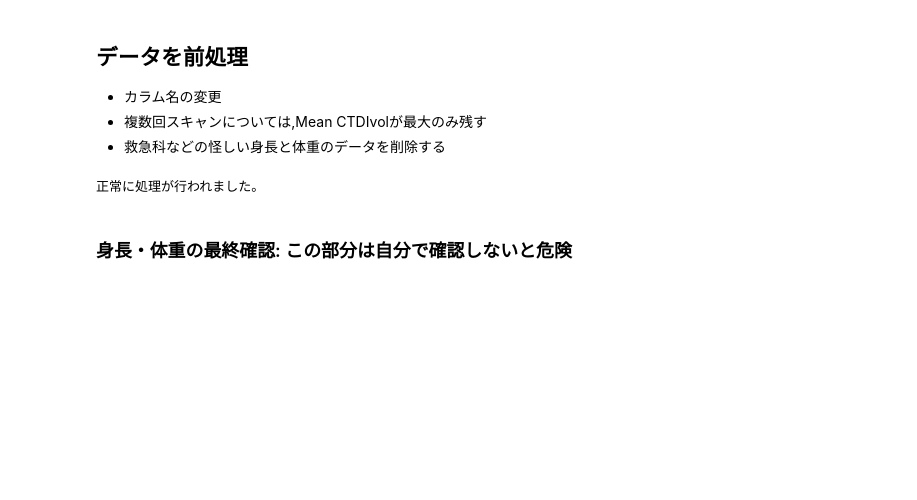
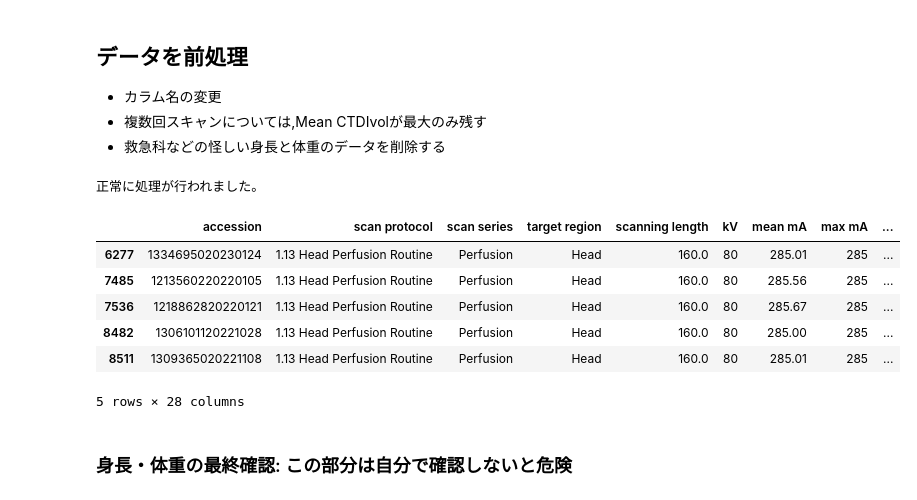
Before and after one commit to y-hiroki-radiotech/CT-dose-prediction, a Jupyter notebook: 1_data_cleaning_eda.ipynb, the cells around one changed output. Saved outputs shown, nothing was run; the diff lists cells and outputs as text; code cells hidden in the pictures; blank space fills up the shorter version.

```diff
--- a/1_data_cleaning_eda.ipynb
+++ b/1_data_cleaning_eda.ipynb
@@ -26,12 +29,22 @@ df = pd.read_excel('train_data.xlsx')
 # %%
 initial_preprocessing(df)
 df = remove_duplicate_ctdi(df)
-df.reset_index(drop=True, inplace=True)
+# df.reset_index(drop=True, inplace=True)
 # df_allで後で、身長体重を代入する分を分けられるようにしておく
 df_all = df
 df = drop_emergency_suspicious_height_weight(df)
 # %% [output]
 正常に処理が行われました。
+# %%
+df[df['scan_area'] == '脳Perfusion']
+# %% [output]
+|  | accession | scan protocol | scan series | target region | scanning length | kV | mean mA | max mA | ... |
+| 6277 | 1334695020230124 | 1.13 Head Perfusion Routine | Perfusion | Head | 160.0 | 80 | 285.01 | 285 | ... |
+| 7485 | 1213560220220105 | 1.13 Head Perfusion Routine | Perfusion | Head | 160.0 | 80 | 285.56 | 285 | ... |
+| 7536 | 1218862820220121 | 1.13 Head Perfusion Routine | Perfusion | Head | 160.0 | 80 | 285.67 | 285 | ... |
+| 8482 | 1306101120221028 | 1.13 Head Perfusion Routine | Perfusion | Head | 160.0 | 80 | 285.00 | 285 | ... |
+| 8511 | 1309365020221108 | 1.13 Head Perfusion Routine | Perfusion | Head | 160.0 | 80 | 285.01 | 285 | ... |
+5 rows × 28 columns
 # %% [markdown]
 ### 身長・体重の最終確認: この部分は自分で確認しないと危険
 # %%
```
Also changed, not shown: parts of 4 cells of this notebook, 2 other files.
